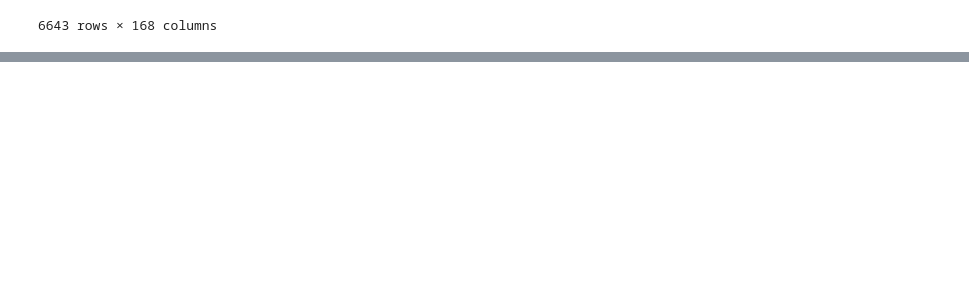
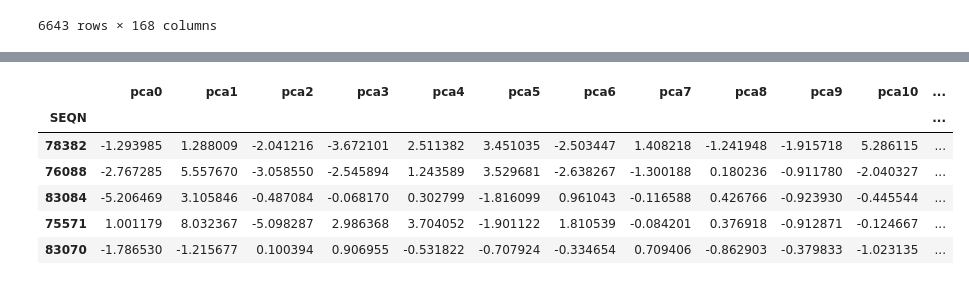
Before and after one commit to sof2401/Intermediate-ML, a Jupyter notebook: PCA Exercise (Core).ipynb, the cells around one changed output, grey strips where cells are left out. Drawn from its saved outputs; the diff is of its cells as text; code cells hidden in the pictures; blank space fills up the shorter version.

```diff
--- a/PCA Exercise (Core).ipynb
+++ b/PCA Exercise (Core).ipynb
@@ -67,0 +176,16 @@ preds = knn.fit(X_train_tf, y_train).predict(X_test_tf)
+# %%
+## PCA
+
+# Instantiate & fit data using PCA
+pca = PCA(n_components=.95)
+X_train_pca = pca.fit_transform(X_train_tf)
+X_test_pca = pca.transform(X_test_tf)
+X_train_pca.head()
+# %% [output]
+|  | pca0 | pca1 | pca2 | pca3 | pca4 | pca5 | pca6 | pca7 | pca8 | pca9 | pca10 | ... |
+| SEQN |  |  |  |  |  |  |  |  |  |  |  | ... |
+| 78382 | -1.293985 | 1.288009 | -2.041216 | -3.672101 | 2.511382 | 3.451035 | -2.503447 | 1.408218 | -1.241948 | -1.915718 | 5.286115 | ... |
+| 76088 | -2.767285 | 5.557670 | -3.058550 | -2.545894 | 1.243589 | 3.529681 | -2.638267 | -1.300188 | 0.180236 | -0.911780 | -2.040327 | ... |
+| 83084 | -5.206469 | 3.105846 | -0.487084 | -0.068170 | 0.302799 | -1.816099 | 0.961043 | -0.116588 | 0.426766 | -0.923930 | -0.445544 | ... |
+| 75571 | 1.001179 | 8.032367 | -5.098287 | 2.986368 | 3.704052 | -1.901122 | 1.810539 | -0.084201 | 0.376918 | -0.912871 | -0.124667 | ... |
+| 83070 | -1.786530 | -1.215677 | 0.100394 | 0.906955 | -0.531822 | -0.707924 | -0.334654 | 0.709406 | -0.862903 | -0.379833 | -1.023135 | ... |
```
Also changed, not shown: parts of 8 cells of this notebook.
